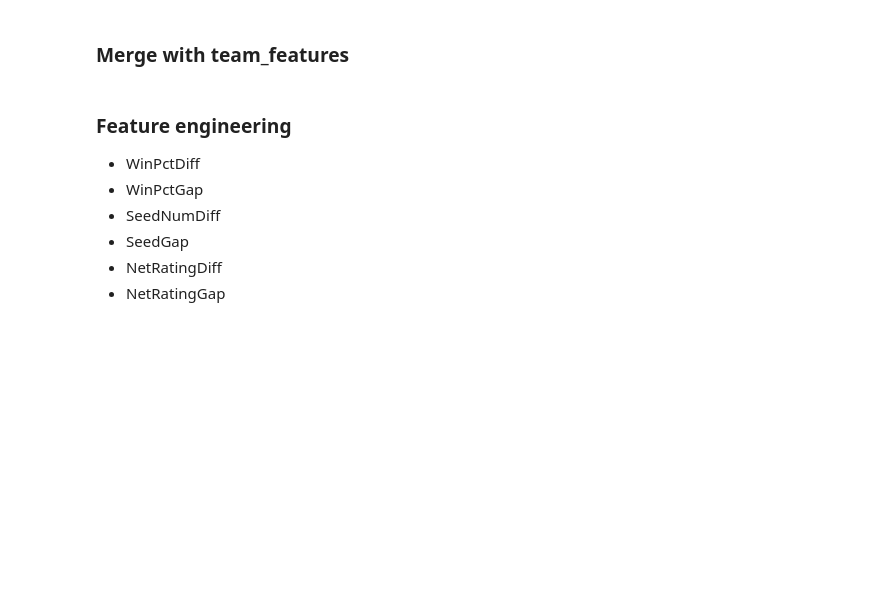
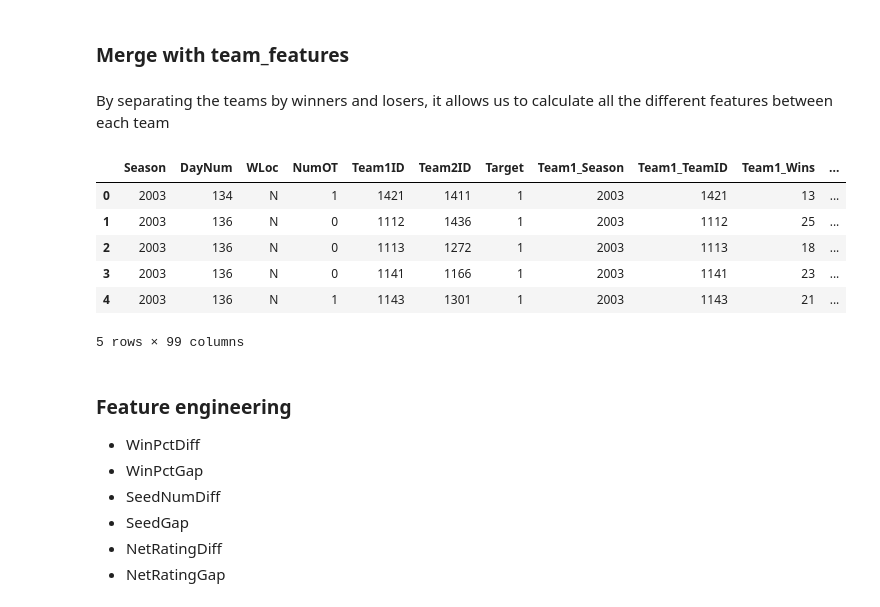
Before and after one commit to Barderus/MarchMadness-Kaggle, a Jupyter notebook: notebooks/matchup_builder.ipynb, the cells around one changed output. Cells and saved outputs as stored; diff of their text form; code cells hidden in the pictures; blank space fills up the shorter version.

```diff
--- a/notebooks/matchup_builder.ipynb
+++ b/notebooks/matchup_builder.ipynb
@@ -20,5 +81,37 @@ tourney_men_df.head(5)
 # %% [markdown]
 ### Merge with team_features
+# %%
+team_features_men = pd.read_csv("../data/m_team_season_features.csv")
+team_features_women = pd.read_csv("../data/w_team_season_features.csv")
+# %% [markdown]
+By separating the teams by winners and losers, it allows us to calculate all the different features between each team
+# %%
+team1_features = team_features_men.add_prefix("Team1_")
+team2_features = team_features_men.add_prefix("Team2_")
+# %%
+men_matchups = men_hist.merge(
+    team1_features,
+    left_on=["Season", "Team1ID"],
+    right_on=["Team1_Season", "Team1_TeamID"],
+    how="left"
+)
+# %%
+men_matchups = men_matchups.merge(
+    team2_features,
+    left_on=["Season", "Team2ID"],
+    right_on=["Team2_Season", "Team2_TeamID"],
+    how="left"
+)
+# %%
+men_matchups.head()
+# %% [output]
+|  | Season | DayNum | WLoc | NumOT | Team1ID | Team2ID | Target | Team1_Season | Team1_TeamID | Team1_Wins | ... |
+| 0 | 2003 | 134 | N | 1 | 1421 | 1411 | 1 | 2003 | 1421 | 13 | ... |
+| 1 | 2003 | 136 | N | 0 | 1112 | 1436 | 1 | 2003 | 1112 | 25 | ... |
+| 2 | 2003 | 136 | N | 0 | 1113 | 1272 | 1 | 2003 | 1113 | 18 | ... |
+| 3 | 2003 | 136 | N | 0 | 1141 | 1166 | 1 | 2003 | 1141 | 23 | ... |
+| 4 | 2003 | 136 | N | 1 | 1143 | 1301 | 1 | 2003 | 1143 | 21 | ... |
+5 rows × 99 columns
 # %% [markdown]
 ### Feature engineering
 - WinPctDiff
```
Also changed, not shown: parts of 39 cells of this notebook, 1 other file.
